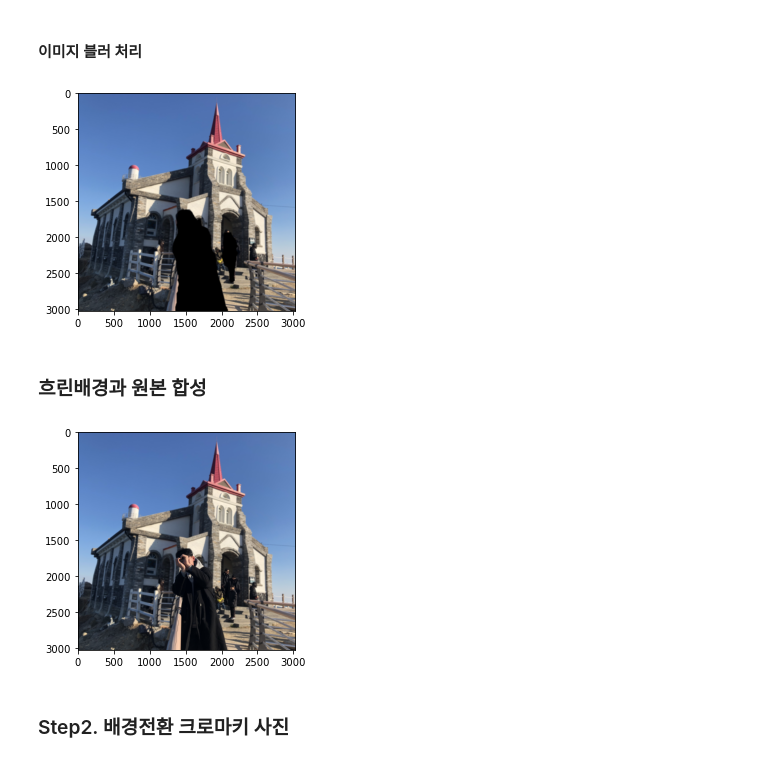
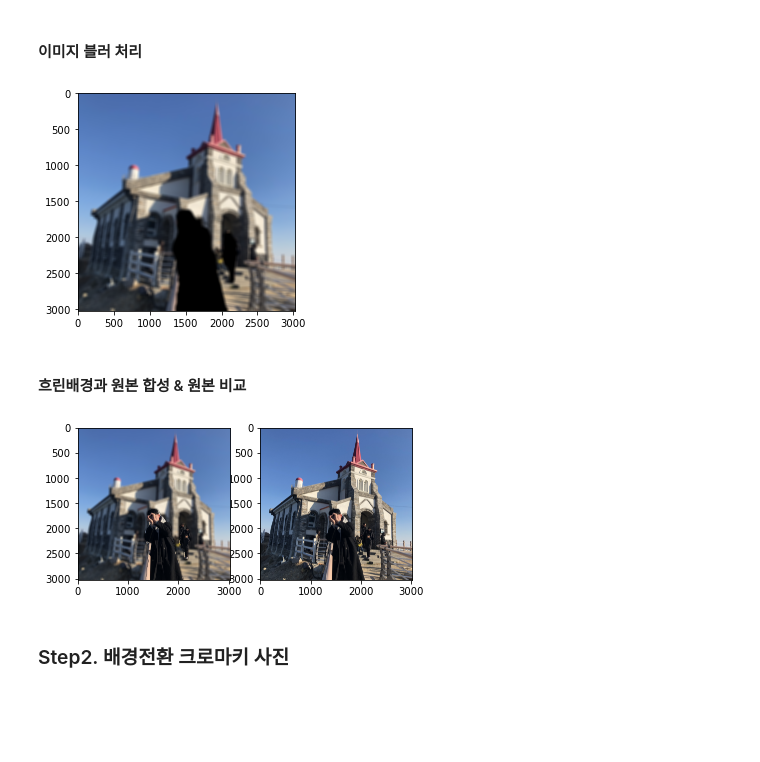
Before and after one commit to zoohoney/workplace, a Jupyter notebook: E-10]Portrait_mode_Finding_problems.ipynb, the cells around one changed output. Cells and saved outputs as stored; diff of their text form; code cells hidden in the pictures; blank space fills up the shorter version.

```diff
--- a/E-10]Portrait_mode_Finding_problems.ipynb
+++ b/E-10]Portrait_mode_Finding_problems.ipynb
@@ -225,8 +277,8 @@ plt.show()
 # %% [markdown]
 #### 이미지 블러 처리
 # %%
-img_bg_blur = cv2.blur(img_bg, (13,13))
+img_bg_blur = cv2.blur(img_bg, (50,50))
 plt.imshow(cv2.cvtColor(img_bg_blur, cv2.COLOR_BGR2RGB))
 plt.show()
 # %% [output]
-[figure, old version]
+[figure, new version]
@@ -241,11 +285,15 @@ plt.show()
 # %% [markdown]
-### 흐린배경과 원본 합성
+#### 흐린배경과 원본 합성 & 원본 비교
 # %%
+ax = plt.subplot(1,2,2)
+plt.imshow(cv2.cvtColor(img_orig3, cv2.COLOR_BGR2RGB))
+
+ax = plt.subplot(1,2,1)
 img_concat = np.where(img_mask_color==255, img_orig3, img_bg_blur)
 plt.imshow(cv2.cvtColor(img_concat, cv2.COLOR_BGR2RGB))
 plt.show()
 # %% [output]
-[figure, old version]
+[figure, new version]
 # %% [markdown]
 ### Step2. 배경전환 크로마키 사진
 # %%
```
Also changed, not shown: parts of 36 cells of this notebook.
